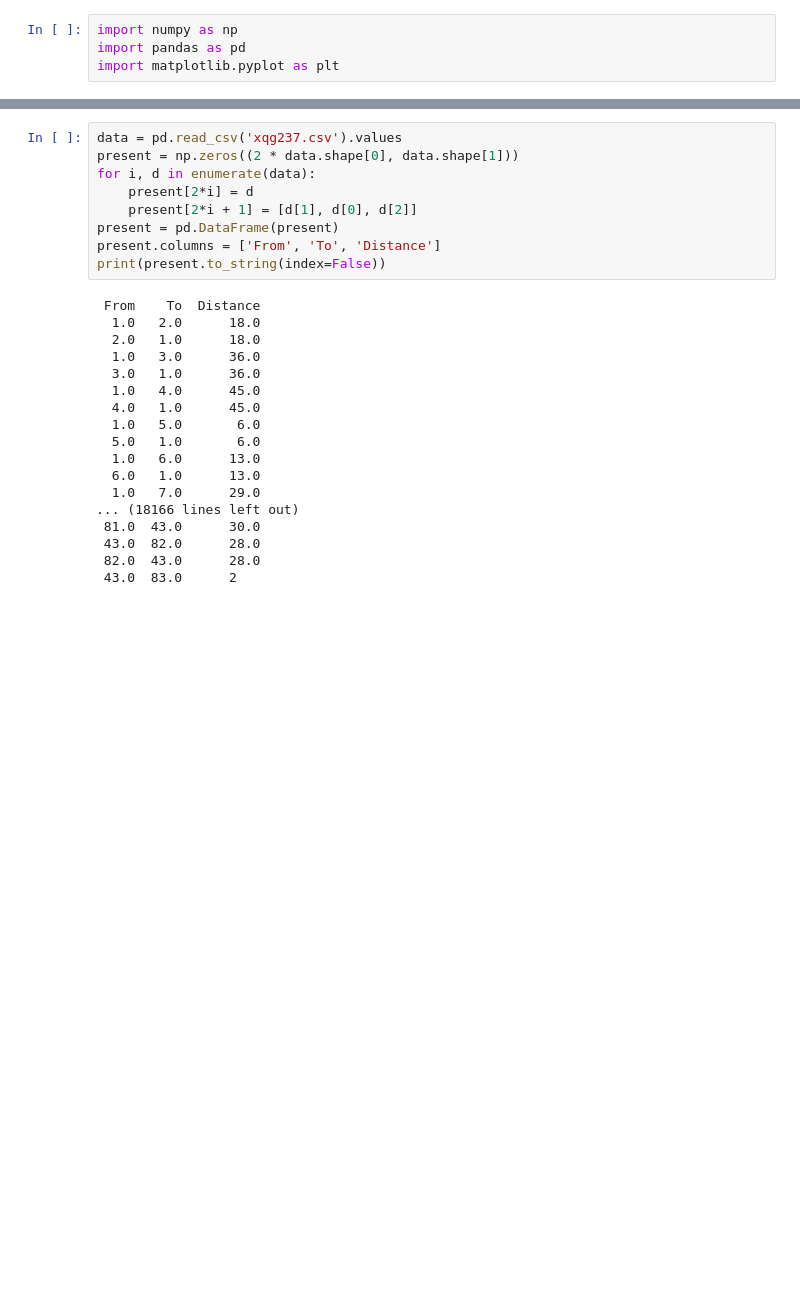
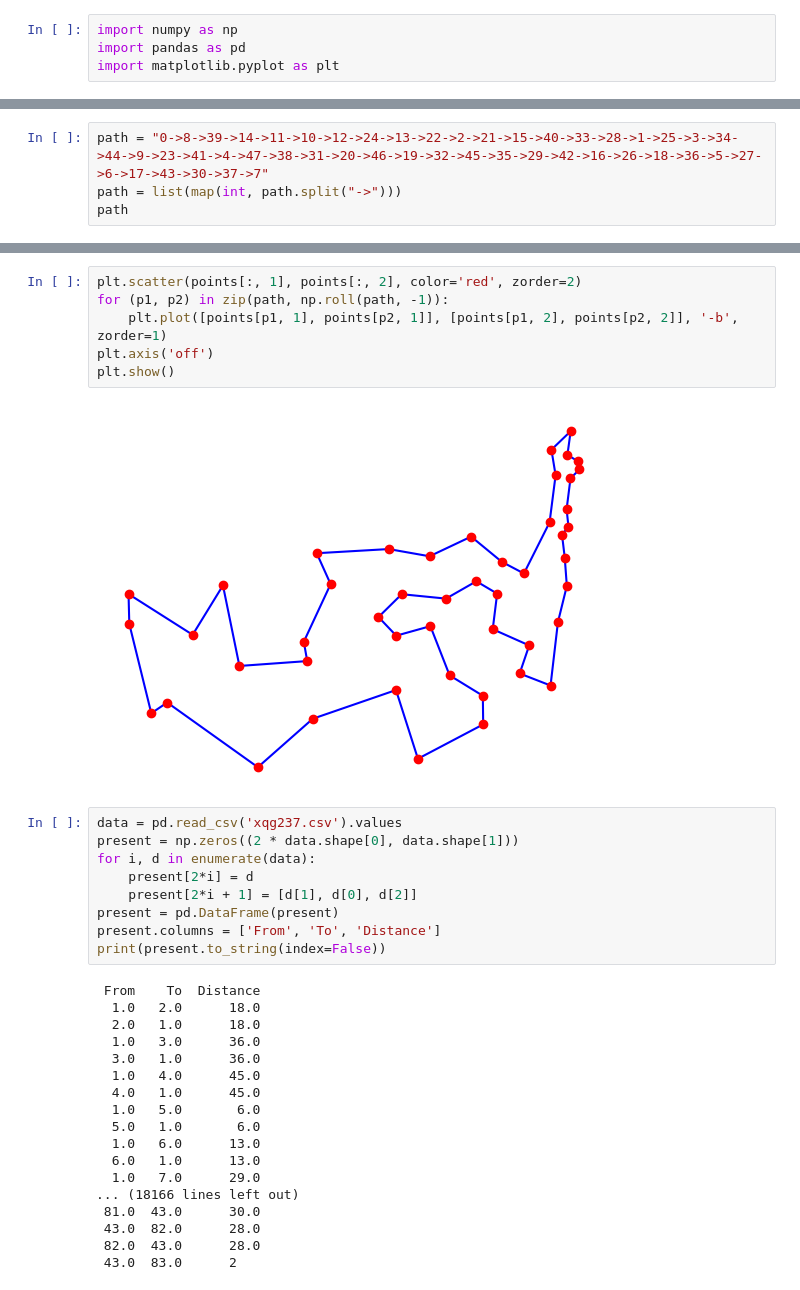
Before and after one commit to MrResor/Master-Thesis, a Jupyter notebook: present.ipynb, the cells around one changed output, grey strips where cells are left out. Cells and saved outputs as stored; diff of their text form; blank space fills up the shorter version.

```diff
--- a/present.ipynb
+++ b/present.ipynb
@@ -40,0 +72,4 @@ plt.show()
+# %%
+path = "0->8->39->14->11->10->12->24->13->22->2->21->15->40->33->28->1->25->3->34->44->9->23->41->4->47->38->31->20->46->19->32->45->35->29->42->16->26->18->36->5->27->6->17->43->30->37->7"
+path = list(map(int, path.split("->")))
+path
@@ -41,3 +94,11 @@ plt.show()
+# %%
+plt.scatter(points[:, 1], points[:, 2], color='red', zorder=2)
+for (p1, p2) in zip(path, np.roll(path, -1)):
+    plt.plot([points[p1, 1], points[p2, 1]], [points[p1, 2], points[p2, 2]], '-b', zorder=1)
+plt.axis('off')
+plt.show()
+# %% [output]
+[figure, added]
 # %%
 data = pd.read_csv('xqg237.csv').values
 present = np.zeros((2 * data.shape[0], data.shape[1]))
```
Also changed, not shown: parts of 8 cells of this notebook.
